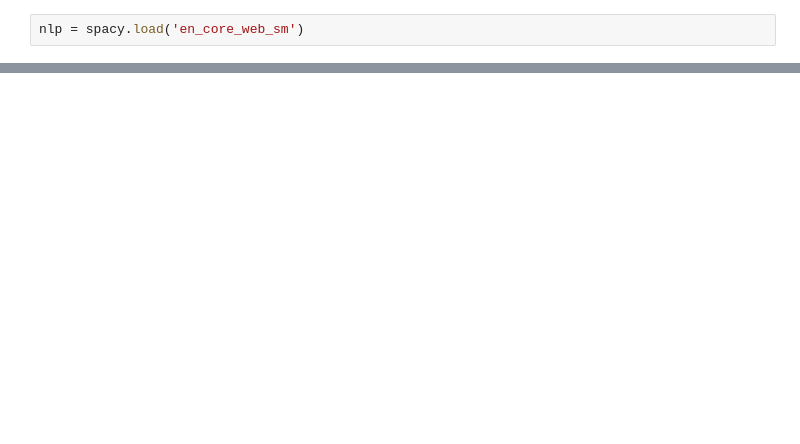
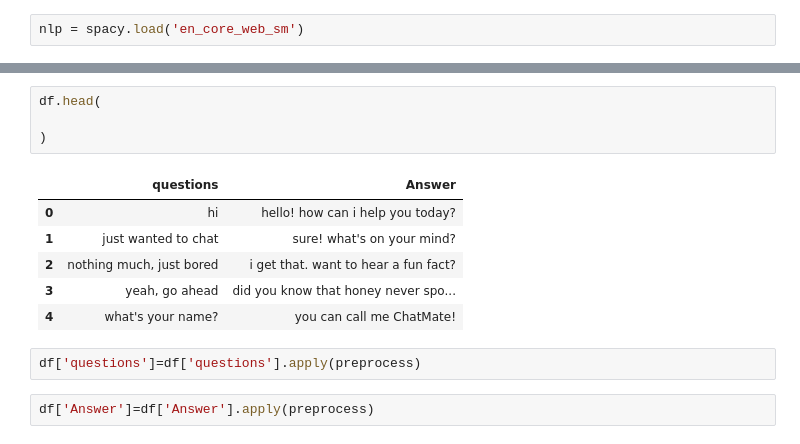
Before and after one commit to divyansh-git-max/Chatbot-V1, a Jupyter notebook: initial_req.ipynb, the cells around one changed output, grey strips where cells are left out. Cells and saved outputs as stored; diff of their text form; blank space fills up the shorter version.

Commit message:
Text-preprocessing using spacy part-1

```diff
--- a/initial_req.ipynb
+++ b/initial_req.ipynb
@@ -167,0 +221,15 @@ def lemma_text(text):
+# %%
+df.head(
+
+)
+# %% [output]
+|  | questions | Answer |
+| 0 | hi | hello! how can i help you today? |
+| 1 | just wanted to chat | sure! what's on your mind? |
+| 2 | nothing much, just bored | i get that. want to hear a fun fact? |
+| 3 | yeah, go ahead | did you know that honey never spo... |
+| 4 | what's your name? | you can call me ChatMate! |
+# %%
+df['questions']=df['questions'].apply(preprocess)
+# %%
+df['Answer']=df['Answer'].apply(preprocess)
```
Also changed, not shown: parts of 21 cells of this notebook.
